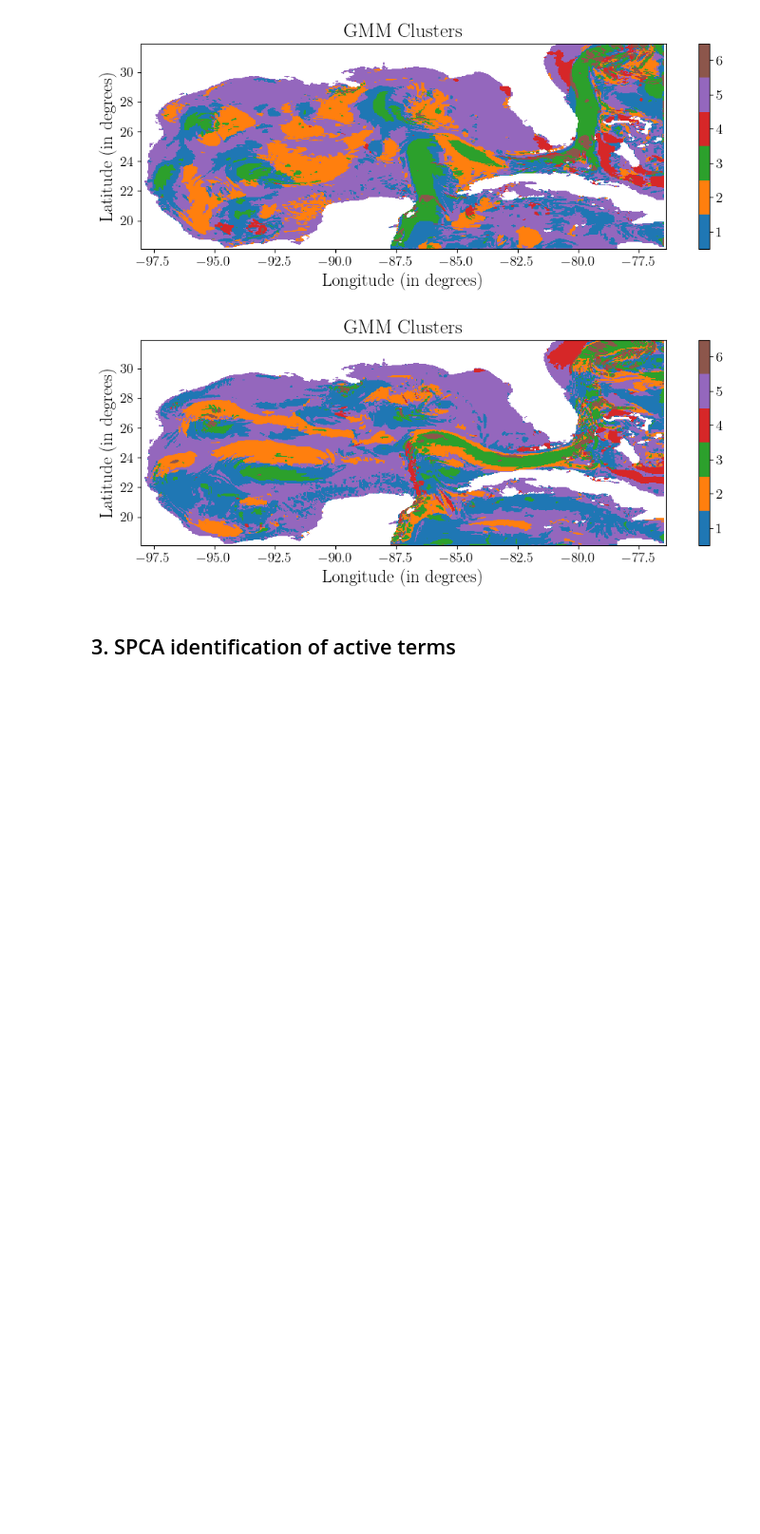
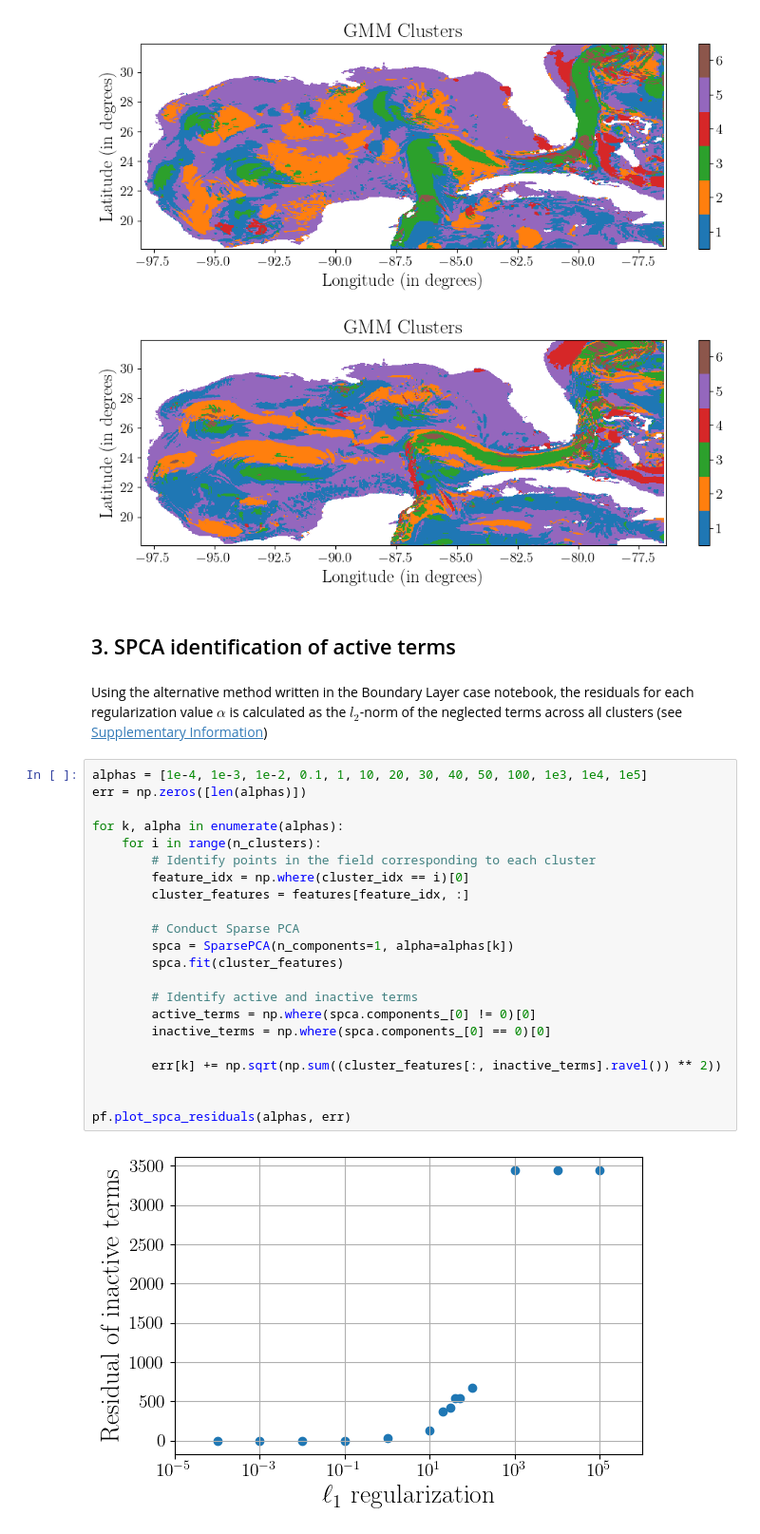
Before and after one commit to tbreitburd/Learning-Dominant-Physical-Processes-using-Unsupervised-Learning-Techniques-, a Jupyter notebook: Notebooks/Geostrophic_Balance.ipynb, the cells around one changed output. Shown at 95% size. Saved outputs shown, nothing was run; the diff lists cells and outputs as text; blank space fills up the shorter version.

```diff
--- a/Notebooks/Geostrophic_Balance.ipynb
+++ b/Notebooks/Geostrophic_Balance.ipynb
@@ -336,3 +334,29 @@ plot_clustering_space_geo(clustermap_zon, lon, lat, nx, ny, n_clusters)
 [figure]
 # %% [markdown]
 ## 3.  SPCA identification of active terms
+# %% [markdown]
+Using the alternative method written in the Boundary Layer case notebook, the residuals for each regularization value $\alpha$ is calculated as the $l_{2}$-norm of the neglected terms across all clusters (see [Supplementary Information](https://static-content.springer.com/esm/art%3A10.1038%2Fs41467-021-21331-z/MediaObjects/41467_2021_21331_MOESM1_ESM.pdf))
+# %%
+alphas = [1e-4, 1e-3, 1e-2, 0.1, 1, 10, 20, 30, 40, 50, 100, 1e3, 1e4, 1e5]
+err = np.zeros([len(alphas)])
+
+for k, alpha in enumerate(alphas):
+    for i in range(n_clusters):
+        # Identify points in the field corresponding to each cluster
+        feature_idx = np.where(cluster_idx == i)[0]
+        cluster_features = features[feature_idx, :]
+
+        # Conduct Sparse PCA
+        spca = SparsePCA(n_components=1, alpha=alphas[k])
+        spca.fit(cluster_features)
+
+        # Identify active and inactive terms
+        active_terms = np.where(spca.components_[0] != 0)[0]
+        inactive_terms = np.where(spca.components_[0] == 0)[0]
+
+        err[k] += np.sqrt(np.sum((cluster_features[:, inactive_terms].ravel()) ** 2))
+
+
+pf.plot_spca_residuals(alphas, err)
+# %% [output]
+[figure, added]
```
Also changed, not shown: parts of 5 cells of this notebook.
